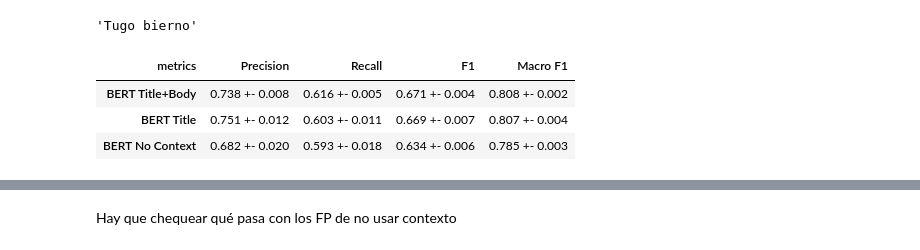
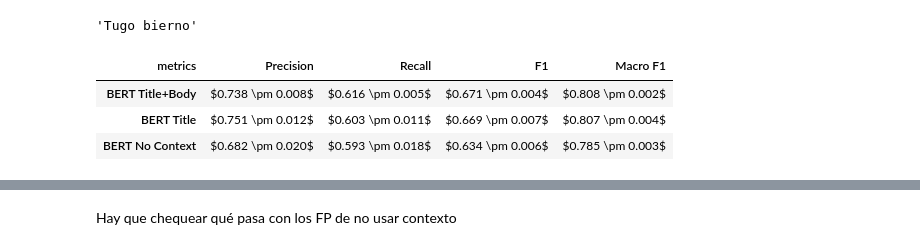
Before and after one commit to finiteautomata/contextualized-hatespeech-classification, a Jupyter notebook: notebooks/Results - 1 HS detection.ipynb, the cells around one changed output, grey strips where cells are left out. Drawn from its saved outputs; the diff is of its cells as text; code cells hidden in the pictures.

```diff
--- a/notebooks/Results - 1 HS detection.ipynb
+++ b/notebooks/Results - 1 HS detection.ipynb
@@ -94,28 +94,28 @@ result_df
 # %%
 def print_mean(row, context, ):
     mean = row[context + " mean"]
     std = row[context + " std"]
-    return f"{mean:.3f} +- {std:.3f}"
+    return f"${mean:.3f} \pm {std:.3f}$"
 
 display_df = pd.DataFrame()
 
 for context, model_name in [
     ("full context", "BERT Title+Body"),
     ("context", "BERT Title"),
     ("no context", "BERT No Context")]:
     display_df[model_name] = result_df.apply(lambda x: print_mean(x, context), axis=1)
 
 
 display_df["metrics"] = display_df.index.map(lambda x: " ".join([y.capitalize() for y in x.split("_")[1:]]))
 display_df.reset_index(inplace=True)
 del display_df["index"]
 display_df.set_index("metrics", inplace=True)
 display_df.T
 # %% [output]
 | metrics | Precision | Recall | F1 | Macro F1 |
-| BERT Title+Body | 0.738 +- 0.008 | 0.616 +- 0.005 | 0.671 +- 0.004 | 0.808 +- 0.002 |
-| BERT Title | 0.751 +- 0.012 | 0.603 +- 0.011 | 0.669 +- 0.007 | 0.807 +- 0.004 |
-| BERT No Context | 0.682 +- 0.020 | 0.593 +- 0.018 | 0.634 +- 0.006 | 0.785 +- 0.003 |
+| BERT Title+Body | $0.738 \pm 0.008$ | $0.616 \pm 0.005$ | $0.671 \pm 0.004$ | $0.808 \pm 0.002$ |
+| BERT Title | $0.751 \pm 0.012$ | $0.603 \pm 0.011$ | $0.669 \pm 0.007$ | $0.807 \pm 0.004$ |
+| BERT No Context | $0.682 \pm 0.020$ | $0.593 \pm 0.018$ | $0.634 \pm 0.006$ | $0.785 \pm 0.003$ |
 # %%
 print(display_df.T.to_latex(escape=False, longtable=False))
 # %% [output]
```
Also changed, not shown: parts of 1 cell of this notebook, 1 other file.
